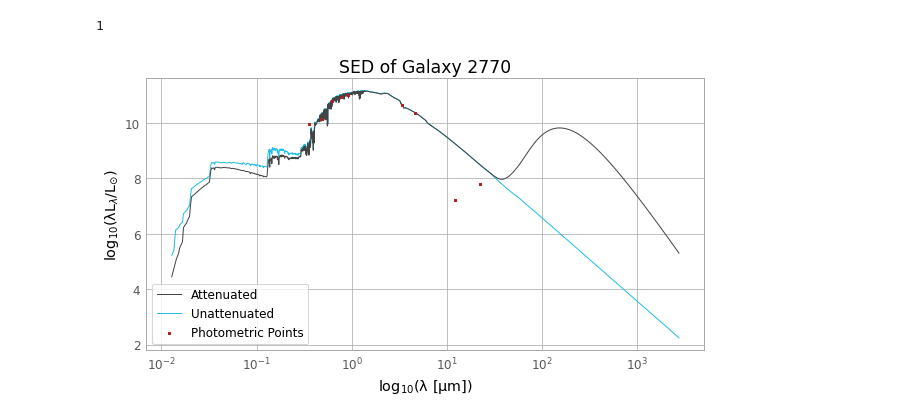
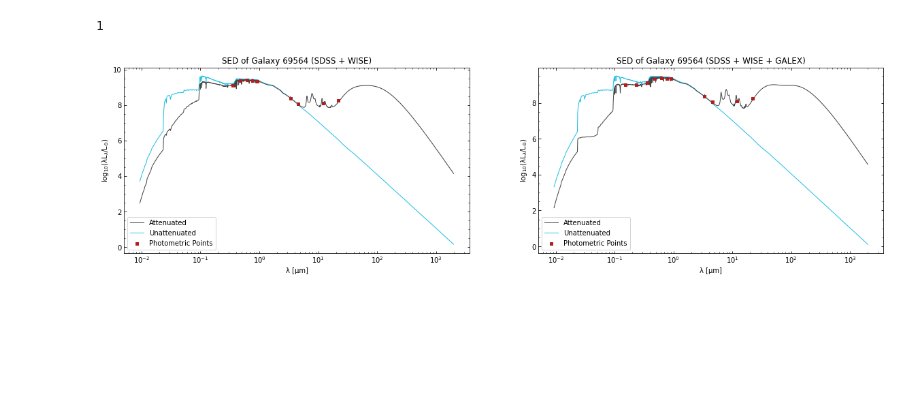
Before and after one commit to pabblet/AST305-MAGPHYS, a Jupyter notebook: SED.ipynb, the cells around one changed output. Drawn from its saved outputs; the diff is of its cells as text; code cells hidden in the pictures; blank space fills up the shorter version.

```diff
--- a/SED.ipynb
+++ b/SED.ipynb
@@ -2,52 +2,95 @@
 import numpy as np
 import matplotlib.pyplot as plt
 from astropy.io import ascii
-from astropy.visualization import astropy_mpl_style
-
-plt.style.use(astropy_mpl_style)
+# %%
+gal= '69564'
 # %%
-path='/home/pablet/Downloads/MAGPHYS/magphys'
+path= '/home/pablet/Downloads/MAGPHYS/magphys'
 
 def plot_sed(galaxy):
+    #GALEX
     filt = ascii.read(path+'/files/filters.dat')
-    lambda_eff = filt['lambda_eff'] #están en nanómetros
+    lambda_eff = filt['lambda_eff'] #están en micrometros
 
-    name_fit = path+'/fit/'+galaxy+'.fit'
-    name_sed = path+'/sed/'+galaxy+'.sed'
+    name_fit = path+'/DATA_2/GALEX/fit/'+galaxy+'.fit'
+    name_sed = path+'/DATA_2/GALEX/sed/'+galaxy+'.sed'
 
     data_flux = ascii.read(name_fit, data_end=2)
     flux= data_flux[0]
-    flux_err= data_flux[1]
 
     data_fit= ascii.read(name_fit, data_start=2, data_end=3, names=['i_sfh', 'i_ir', 'chi2', 'redshift'])
     z= data_fit['redshift']
 
     data_sed= ascii.read(name_sed, data_start=2)
     wl_log= data_sed['col1']
     att= data_sed['col2']
     no_att= data_sed['col3']
 
     wl= 10**wl_log
     att= np.log10(wl*10**att)
     no_att= np.log10(wl*10**no_att)
+    wl= wl*1e-4 #Angstrom a micrometro
 
-    plt.subplots(1, 1, figsize=(10,5))
-    plt.plot(wl*1e-4, att, lw=1, c='#444444', label='Attenuated', zorder=2) #usamos wl en nanómetros
-    plt.plot(wl*1e-4, no_att, lw=1, c='#20bfe5', label='Unattenuated', zorder=1) #usamos wl en nanómetros
+    fig, (ax1,ax2)= plt.subplots(1, 2, figsize=(20,5))
+    ax2.plot(wl, att, lw=1, c='#444444', label='Attenuated', zorder=2)
+    ax2.plot(wl, no_att, lw=1, c='#20bfe5', label='Unattenuated', zorder=1)
 
     L_flux= np.log10((1+z)*list(flux)*3e14/list(lambda_eff))
     #puntos fotométricos
-    plt.scatter(lambda_eff, L_flux, c='#b41d1d', s=6, marker='s', label='Photometric Points', zorder=3)
+    ax2.scatter(lambda_eff, L_flux, c='#b41d1d', s=15, marker='s', label='Photometric Points', zorder=3)
 
-    plt.title('SED of Galaxy '+galaxy)
-    plt.ylabel('log$_{10}$(λL$_{λ}$/L$_{\odot}$)')
-    plt.xlabel('log$_{10}$(λ [μm])')
-    plt.xscale('log')
-    plt.legend(loc='best')
+
+    ax2.set_title('SED of Galaxy '+galaxy+' (SDSS + WISE + GALEX)')
+    ax2.set_ylabel('log$_{10}$(λL$_{λ}$/L$_{\odot}$)')
+    ax2.set_xlabel('λ [μm]')
+    ax2.set_xscale('log')
+    ax2.legend(loc='best')
+    ax2.minorticks_on()
+    ax2.tick_params(which='both', direction='in', top=True, right=True)
+
+    #SDSS
+    filt = ascii.read(path+'/files/filters1.dat')
+    lambda_eff = filt['lambda_eff'] #están en micrometros
+
+    name_fit = path+'/DATA_2/SDSS/fit/'+galaxy+'.fit'
+    name_sed = path+'/DATA_2/SDSS/sed/'+galaxy+'.sed'
+
+    data_flux = ascii.read(name_fit, data_end=2)
+    flux= data_flux[0]
+
+    data_fit= ascii.read(name_fit, data_start=2, data_end=3, names=['i_sfh', 'i_ir', 'chi2', 'redshift'])
+    z= data_fit['redshift']
+
+    data_sed= ascii.read(name_sed, data_start=2)
+    wl_log= data_sed['col1']
+    att= data_sed['col2']
+    no_att= data_sed['col3']
+
+    wl= 10**wl_log
+    att= np.log10(wl*10**att)
+    no_att= np.log10(wl*10**no_att)
+    wl= wl*1e-4 #Angstrom a micrometro
+
+    ax1.plot(wl, att, lw=1, c='#444444', label='Attenuated', zorder=2)
+    ax1.plot(wl, no_att, lw=1, c='#20bfe5', label='Unattenuated', zorder=1)
+
+    L_flux= np.log10((1+z)*list(flux)*3e14/list(lambda_eff))
+    #puntos fotométricos
+    ax1.scatter(lambda_eff, L_flux, c='#b41d1d', s=15, marker='s', label='Photometric Points', zorder=3)
+
+
+    ax1.set_title('SED of Galaxy '+galaxy+' (SDSS + WISE)')
+    ax1.set_ylabel('log$_{10}$(λL$_{λ}$/L$_{\odot}$)')
+    ax1.set_xlabel('λ [μm]')
+    ax1.set_xscale('log')
+    ax1.legend(loc='best')
+    ax1.minorticks_on()
+    ax1.tick_params(which='both', direction='in', top=True, right=True)
+
     a=1
     return a
 
-plot_sed('2770')
+plot_sed(gal)
 # %% [output]
 1
-[figure, old version]
+[figure, new version]
```
Also changed, not shown: 1 other file.
